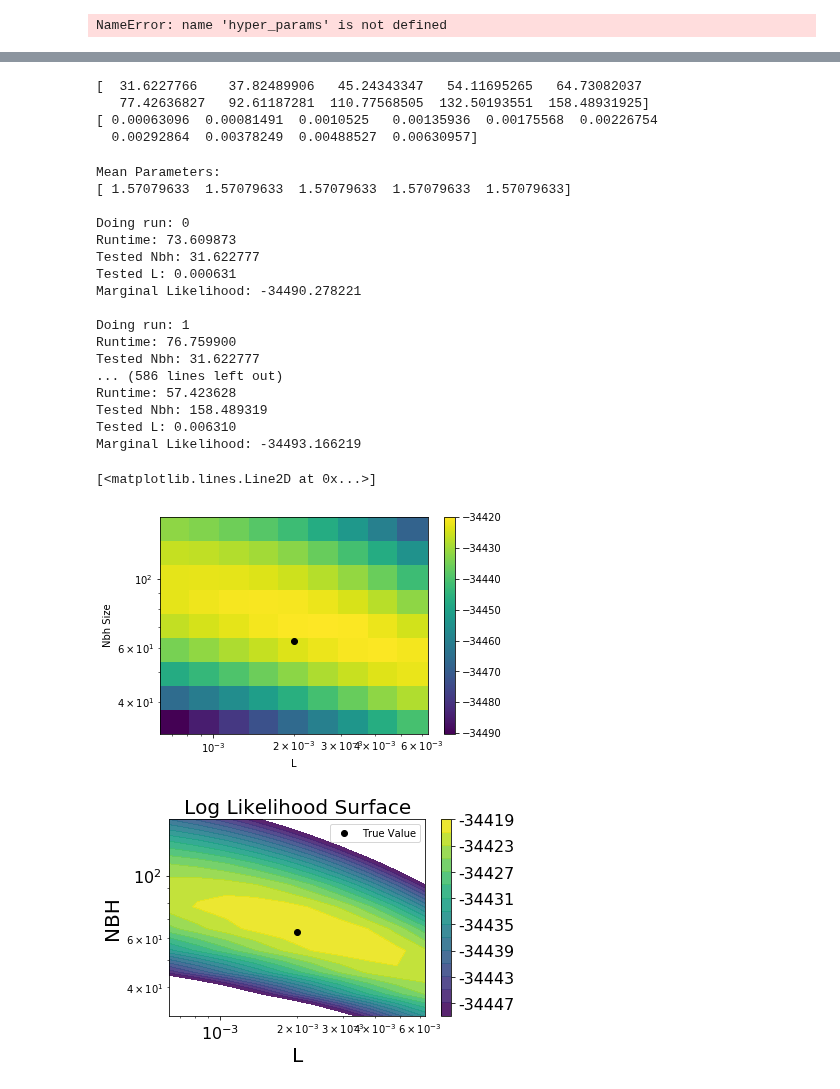
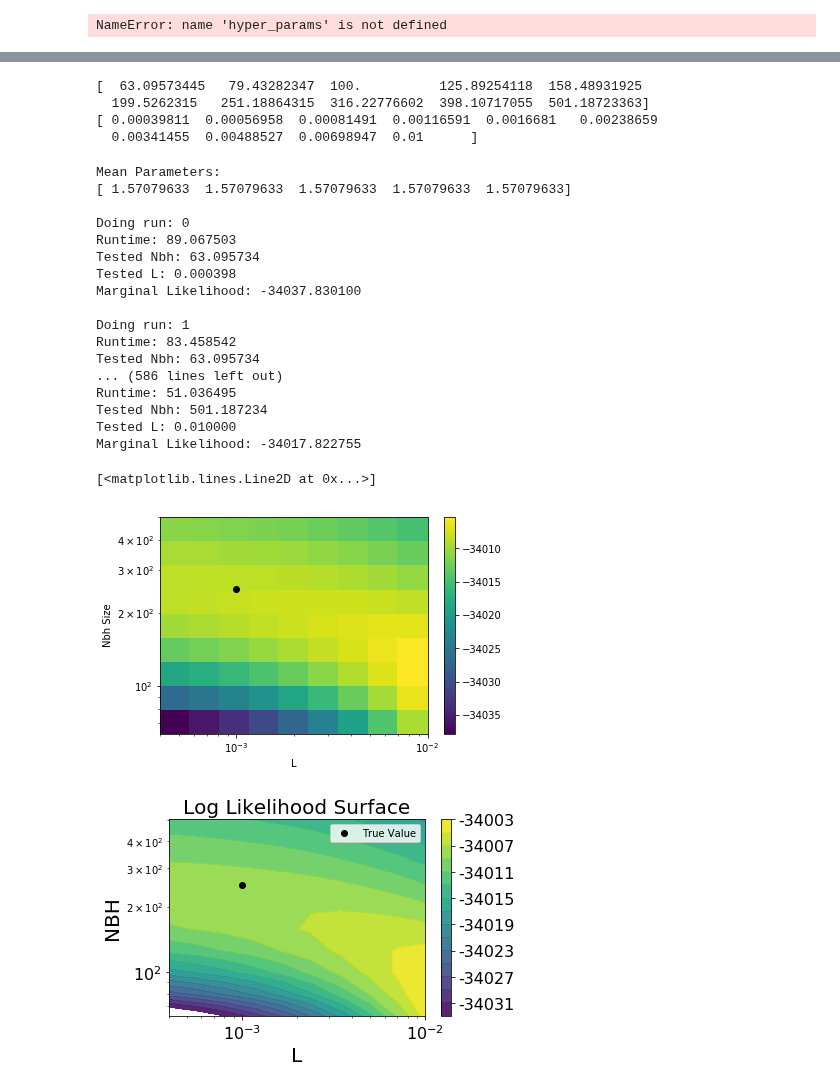
Before and after one commit to hringbauer/BarrierInferPublic, a Jupyter notebook: Laplace.ipynb, the cells around one changed output, grey strips where cells are left out. Cells and saved outputs as stored; diff of their text form; code cells hidden in the pictures.

```diff
--- a/Laplace.ipynb
+++ b/Laplace.ipynb
@@ -16,8 +16,8 @@ import scipy.optimize as opt
 nr_inds = 500 # Nr. of Individuals to Check
 
 kernel_type= "DiffusionK0"  #DiffusionK0 #DiffusionK0
-X_data = np.loadtxt('./Data/coordinates5.csv', delimiter='$').astype('float64') # Load the complete X-Data
-Y_data = np.loadtxt('./Data/data_genotypes5.csv', delimiter='$').astype('float64') # Load the complete Y-Data
+X_data = np.loadtxt('./Data/coordinates7.csv', delimiter='$').astype('float64') # Load the complete X-Data
+Y_data = np.loadtxt('./Data/data_genotypes7.csv', delimiter='$').astype('float64') # Load the complete Y-Data
 
 #path1 = "data_lists.p"  # Load data from pickle file!
 #x_data_sets, y_data_sets  = pickle.load(open(path1, "rb"))  # Load data from pickle file!
@@ -32,7 +32,6 @@ inds=range(len(X_data))
 shuffle(inds)  # Random permutation of the indices. If not random draw - comment out
 inds=inds[:nr_inds]  # Only load first nr_inds
 
-
 # Only load first nr_inds entries
 X_data = X_data[inds,:]
 Y_data = Y_data[inds,:]
@@ -45,7 +44,6 @@ k = X_data.shape[1]
 print("Dim. of X-data: %i x %i" % (N,k))
 M1 = Y_data.shape[0]
 nr_loci = Y_data.shape[1]
-
 
 p_mean = np.mean(Y_data, axis=0) # Empirical average for every loci
 #p_mean=np.mean(Y_data)
@@ -282,9 +279,9 @@ print(stds)
 NameError: name 'hyper_params' is not defined
 # %%
 ### Optimization with Nelder-Mead
-initial_values = [63.474, 0.00235, 0.00]
+initial_values = [200.0, 0.001, 1.0]
 KC = fac_kernel(kernel_type)     # Initializes the Kernel Calculator
-KC.set_parameters(initial_values + [1.0,])
+KC.set_parameters(initial_values + [0.04,])
 
 with tf.Session(config=config) as sess:
     sess.run(tf.global_variables_initializer())
@@ -299,7 +296,7 @@ with tf.Session(config=config) as sess:
         print(x)
         x = np.abs(x)    # To avoid negative Parameters calculate with absolute Value!!
         # Reset the Kernel Parameters
-        KC.set_parameters(list(x) + [1.0,])
+        KC.set_parameters(list(x) + [0.04,])
         start = time.time()
         kernel= KC.calc_kernel_mat(X_data)
         end = time.time()
@@ -532,8 +389,8 @@ c_list =np.linspace(0, 1, 10)
 #a_list = np.logspace(-3, -0.5, 10)
 #l_list = np.logspace(0, 2, 10)
 
-nbh_list = np.logspace(1.5, 2.2, 10)                  # Neighborhood List
-L_list = np.logspace(-3.2, -2.2, 10)            # Lengthscale List
+nbh_list = np.logspace(1.8, 2.7, 10)                  # Neighborhood List
+L_list = np.logspace(-3.4, -2, 10)            # Lengthscale List
 
 t0 = 1      # The Time when to start Integration
 #mu = 0.001  # The mutation rate
@@ -542,10 +399,10 @@ t0 = 1      # The Time when to start Integration
 print(nbh_list)
 print(L_list)
 # %% [output]
-[  31.6227766    37.82489906   45.24343347   54.11695265   64.73082037
-   77.42636827   92.61187281  110.77568505  132.50193551  158.48931925]
-[ 0.00063096  0.00081491  0.0010525   0.00135936  0.00175568  0.00226754
-  0.00292864  0.00378249  0.00488527  0.00630957]
+[  63.09573445   79.43282347  100.          125.89254118  158.48931925
+  199.5262315   251.18864315  316.22776602  398.10717055  501.18723363]
+[ 0.00039811  0.00056958  0.00081491  0.00116591  0.0016681   0.00238659
+  0.00341455  0.00488527  0.00698947  0.01      ]
 # %%
 res = []
 j=0
@@ -565,7 +422,7 @@ with tf.Session(config=config) as sess:
             j+=1
 
 
-            hyper_paramss = np.array([l, a, 1])
+            hyper_paramss = np.array([l, a, 0.04,1])
             KC.set_parameters(hyper_paramss)
             tic=time.time()
             kernel = KC.calc_kernel_mat(X_data)
@@ -608,19 +465,19 @@ Mean Parameters:
 [ 1.57079633  1.57079633  1.57079633  1.57079633  1.57079633]
 
 Doing run: 0
-Runtime: 73.609873
-Tested Nbh: 31.622777
-Tested L: 0.000631
-Marginal Likelihood: -34490.278221
+Runtime: 89.067503
+Tested Nbh: 63.095734
+Tested L: 0.000398
+Marginal Likelihood: -34037.830100
 
 Doing run: 1
-Runtime: 76.759900
-Tested Nbh: 31.622777
+Runtime: 83.458542
+Tested Nbh: 63.095734
 ... (586 lines left out)
-Runtime: 57.423628
-Tested Nbh: 158.489319
-Tested L: 0.006310
-Marginal Likelihood: -34493.166219
+Runtime: 51.036495
+Tested Nbh: 501.187234
+Tested L: 0.010000
+Marginal Likelihood: -34017.822755
 # %%
 surface = np.array(res).reshape((10, 10))
 pylab.pcolormesh(L_list, nbh_list, surface)
@@ -631,34 +488,34 @@ pylab.xlabel('L')
 pylab.ylabel('Nbh Size')
 pylab.colorbar()
 #pylab.plot(25, 0.1, 'ko', linewidth=5)
-pylab.plot(0.002, 62.8, 'ko', linewidth=5)
+pylab.plot(0.001, 62.8*4, 'ko', linewidth=5)
 # %% [output]
 [<matplotlib.lines.Line2D at 0x...>]
-[figure, old version]
+[figure, new version]
 # %%
 pylab.figure()
 levels = np.arange(max(res) - 30, max(res) + 1, 2)  # Every two likelihood units
 #ax=pylab.contourf(l_list, a_list, surface, alpha=0.9, levels=levels)
 ax=pylab.contourf(L_list, nbh_list, surface, alpha=0.9,levels=levels)
 
 # plt.clabel(ax, inline=1, fontsize=10)
 cb=pylab.colorbar(ax, format="%i")
 cb.ax.tick_params(labelsize=16)
 pylab.title("Log Likelihood Surface", fontsize=20)
 pylab.xlabel("L", fontsize=20) # l
 pylab.ylabel("NBH", fontsize=20) # a
 pylab.xticks(fontsize=16)
 pylab.yticks(fontsize=16)
 pylab.xscale('log')
 #pylab.tick_params(axis='both', which='both', bottom='off',
 #                    top='off', labelbottom='off', right='off', left='off', labelleft='off')
 pylab.yscale('log')
-pylab.plot(0.002, 62.8, 'ko', linewidth=5, label="True Value")
+pylab.plot(0.001, 62.8*4, 'ko', linewidth=5, label="True Value")
 pylab.legend()
 pylab.tight_layout()
 pylab.show()
 # %% [output]
-[figure, old version]
+[figure, new version]
 # %%
 aa, ll = 1, 1
 kk = np.array([1, 1, 0.8])   #a,l,c
```
Also changed, not shown: parts of 4 cells of this notebook, 5 other files.
